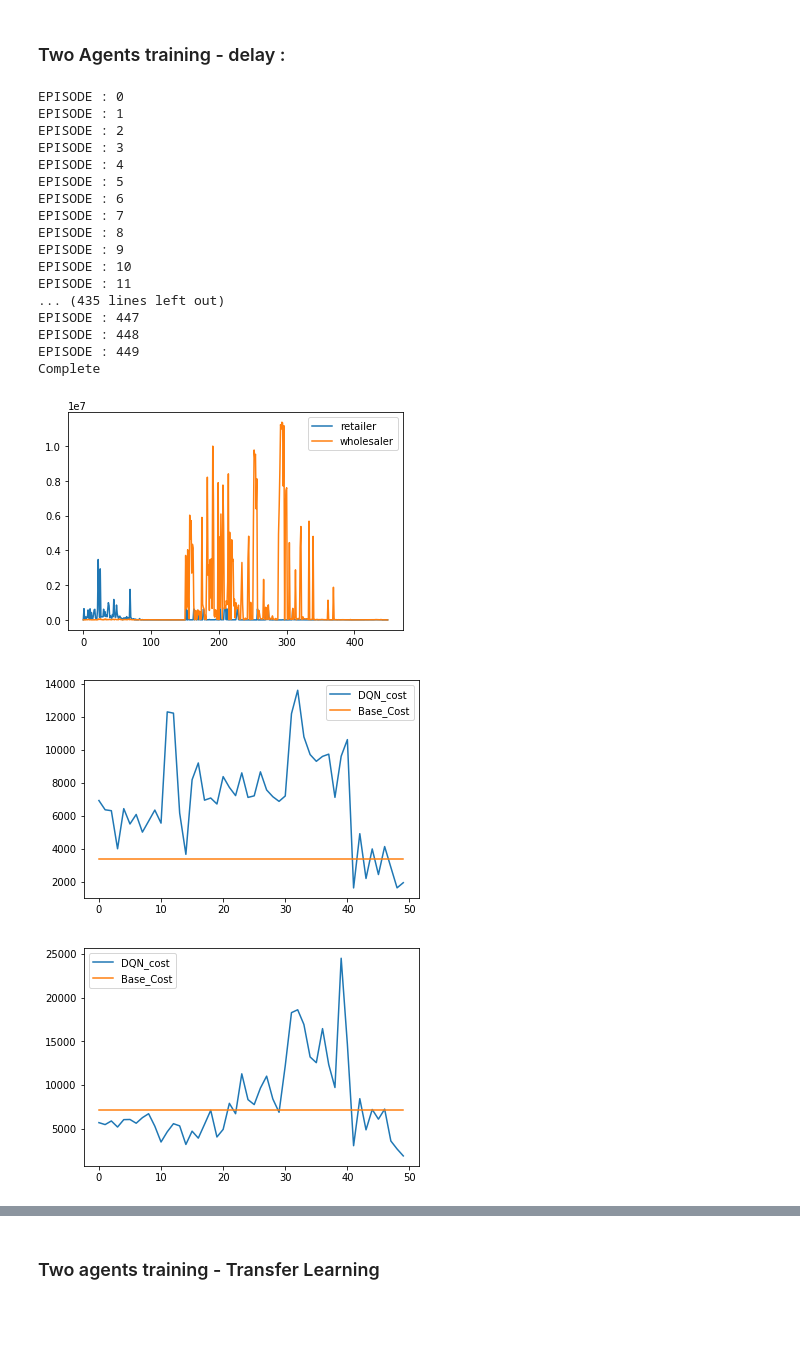
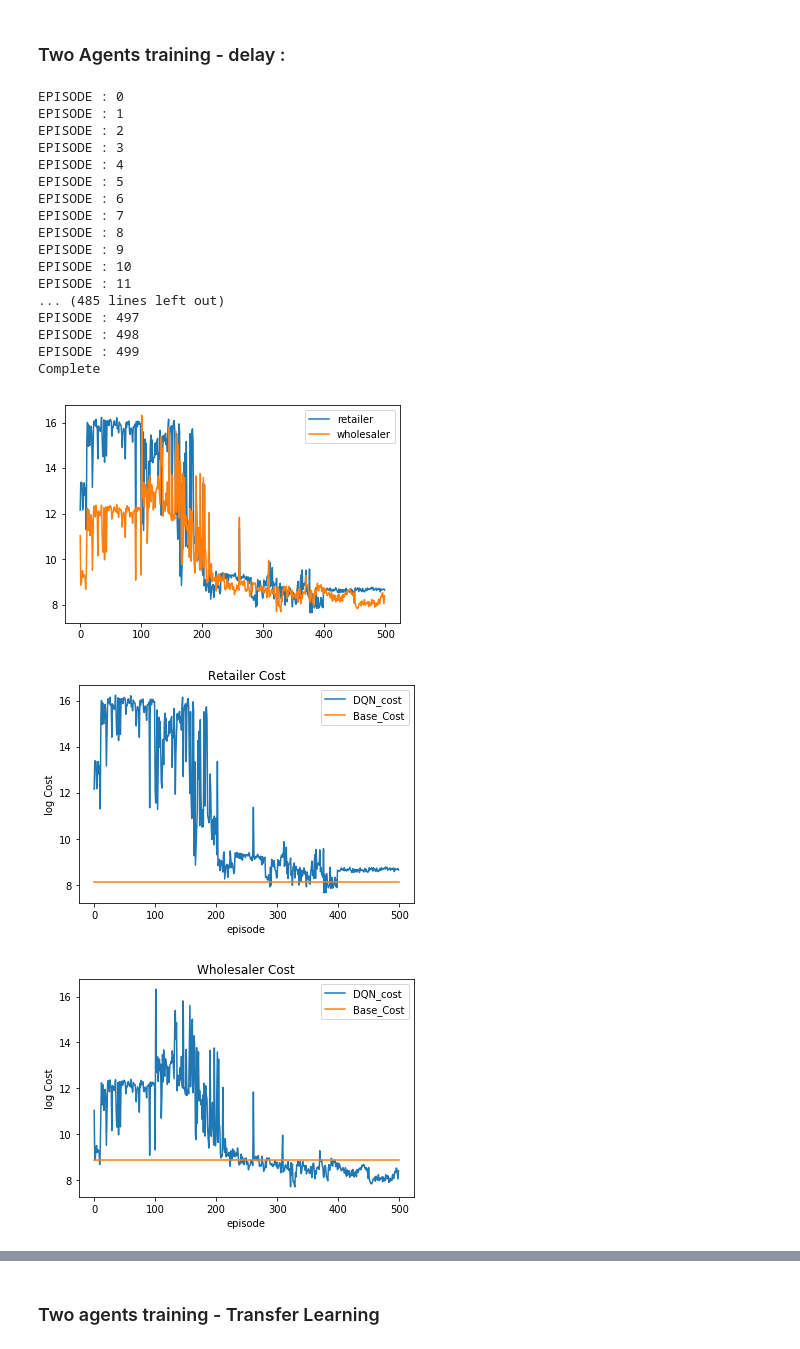
Before and after one commit to ahmedlahloum/Reinforcement-Learning-Project, a Jupyter notebook: Main_Notebook.ipynb, the cells around one changed output, grey strips where cells are left out. Saved outputs shown, nothing was run; the diff lists cells and outputs as text; code cells hidden in the pictures; blank space fills up the shorter version.

```diff
--- a/Main_Notebook.ipynb
+++ b/Main_Notebook.ipynb
@@ -723,7 +716,7 @@ Total Cost :  17239.5
 ### Two Agents training - delay :
 # %%
 ################################################
-num_episodes = 450
+num_episodes = 500
 
 # Simulator Initialisation
 Simulator = beer_game_Simulator(customer , initial_order , initial_stock)
@@ -734,7 +727,7 @@ BATCH_SIZE = 32
 GAMMA = 1
 TARGET_UPDATE = 10
 MEMORY = 10000
-STOP_TRAINING = 500
+STOP_TRAINING = 400
 LEARNING_RATE = 0.0001
 
 
@@ -747,7 +740,7 @@ ret_exp_lr_scheduler = optim.lr_scheduler.StepLR(retailer_optimizer, step_size=3
 wholesaler_policy ,target_wholesaler_net , wholesaler_memory = initialize_training()
 wholesaler_optimizer = optim.RMSprop(wholesaler_policy.network.parameters() , lr = LEARNING_RATE*0.5)
 wh_exp_lr_scheduler = optim.lr_scheduler.StepLR(wholesaler_optimizer, step_size=365*100, gamma=0.5)
-LAG_WHOLESALER = 150
+LAG_WHOLESALER = 100
 
 
 retailer_policy.train , retailer_costs , base_retailer_costs = True , [] , []
@@ -835,30 +828,36 @@ EPISODE : 8
 EPISODE : 9
 EPISODE : 10
 EPISODE : 11
-... (435 lines left out)
-EPISODE : 447
-EPISODE : 448
-EPISODE : 449
+... (485 lines left out)
+EPISODE : 497
+EPISODE : 498
+EPISODE : 499
 Complete
 # %%
-plt.plot(retailer_costs , label = 'retailer')
-plt.plot(wholesaler_costs , label = 'wholesaler')
+plt.plot(np.log(retailer_costs) , label = 'retailer')
+plt.plot(np.log(wholesaler_costs) , label = 'wholesaler')
 plt.legend()
 plt.show()
 
-plt.plot(retailer_costs[400:] , label = 'DQN_cost')
-plt.plot(base_retailer_costs[400:] , label = 'Base_Cost')
+plt.plot(np.log(retailer_costs) , label = 'DQN_cost')
+plt.plot(np.log(base_retailer_costs) , label = 'Base_Cost')
+plt.xlabel('episode')
+plt.ylabel('log Cost')
+plt.title('Retailer Cost')
 plt.legend()
 plt.show()
 
-plt.plot(wholesaler_costs[400:] , label = 'DQN_cost')
-plt.plot(base_wholesaler_costs[400:] , label = 'Base_Cost')
+plt.plot(np.log(wholesaler_costs) , label = 'DQN_cost')
+plt.plot(np.log(base_wholesaler_costs) , label = 'Base_Cost')
+plt.xlabel('episode')
+plt.ylabel('log Cost')
+plt.title('Wholesaler Cost')
 plt.legend()
 plt.show()
 # %% [output]
-[figure, old version]
+[figure, new version]
-[figure, old version]
+[figure, new version]
-[figure, old version]
+[figure, new version]
 # %%
 Simulator.init_simulation(retailer_policy , wholesaler_policy , opolicy , opolicy)
 Simulator.run_simulation()
```
Also changed, not shown: parts of 15 cells of this notebook.
